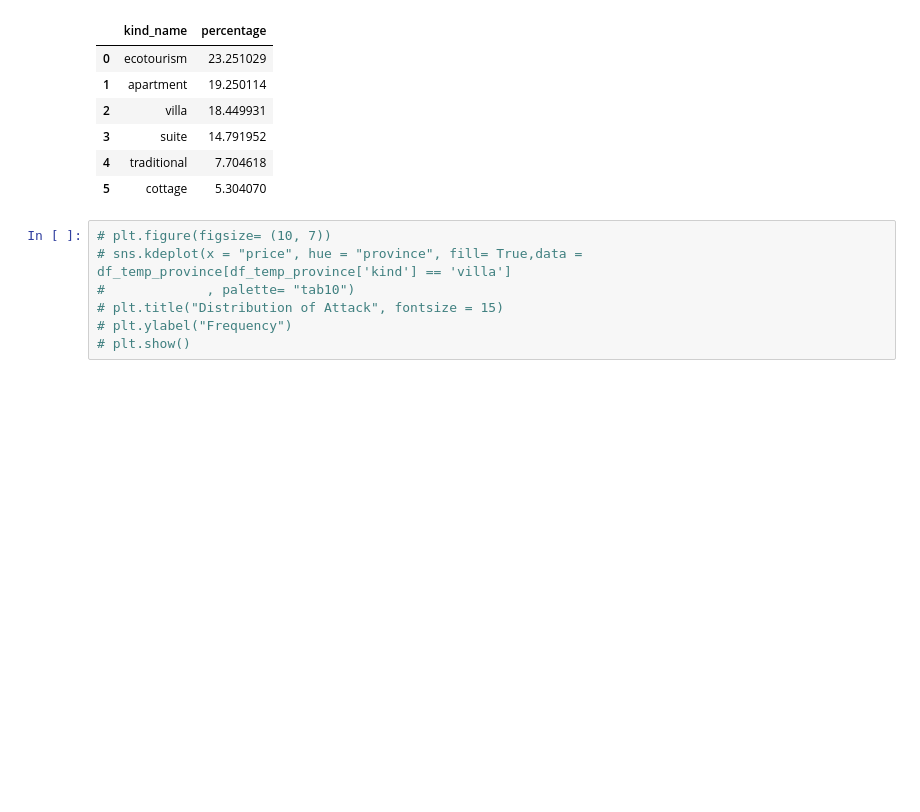
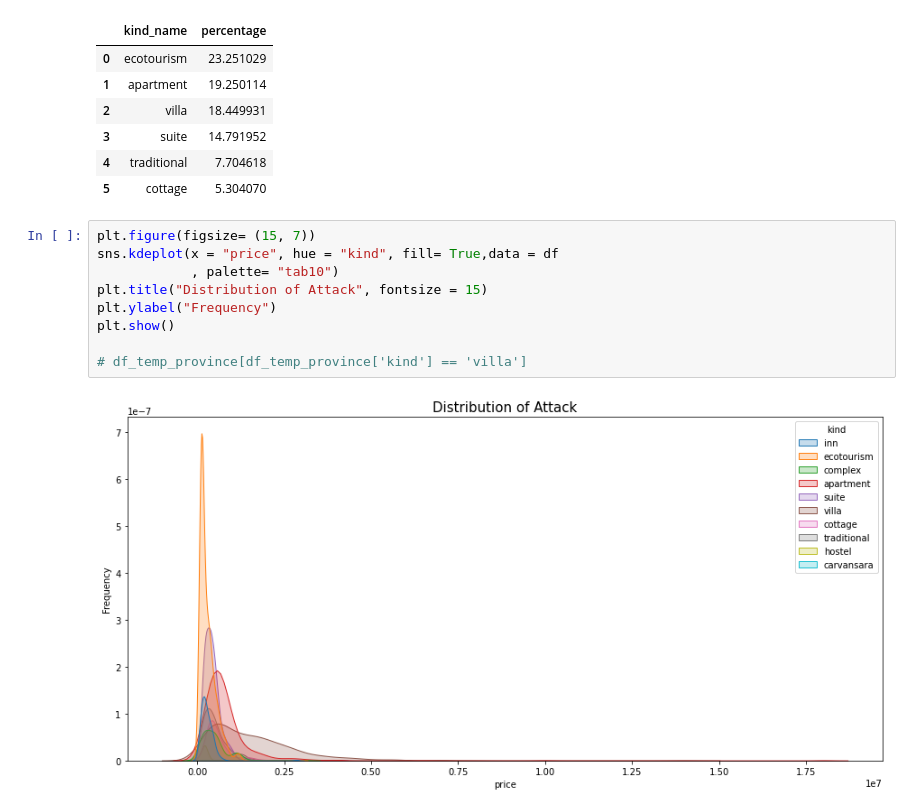
Before and after one commit to amiralimadadi/Jabama_WebScrap, a Jupyter notebook: Accommodations/2-Analysis.ipynb, the cells around one changed output. Cells and saved outputs as stored; diff of their text form; blank space fills up the shorter version.

```diff
--- a/Accommodations/2-Analysis.ipynb
+++ b/Accommodations/2-Analysis.ipynb
@@ -266,9 +228,13 @@ display(df_temp_kind[['kind_name','percentage']].head(6))
 | 4 | traditional | 7.704618 |
 | 5 | cottage | 5.304070 |
 # %%
-# plt.figure(figsize= (10, 7))
-# sns.kdeplot(x = "price", hue = "province", fill= True,data = df_temp_province[df_temp_province['kind'] == 'villa']
-#             , palette= "tab10")
-# plt.title("Distribution of Attack", fontsize = 15)
-# plt.ylabel("Frequency")
-# plt.show()
+plt.figure(figsize= (15, 7))
+sns.kdeplot(x = "price", hue = "kind", fill= True,data = df
+            , palette= "tab10")
+plt.title("Distribution of Attack", fontsize = 15)
+plt.ylabel("Frequency")
+plt.show()
+
+# df_temp_province[df_temp_province['kind'] == 'villa']
+# %% [output]
+[figure, added]
```
Also changed, not shown: parts of 5 cells of this notebook.
